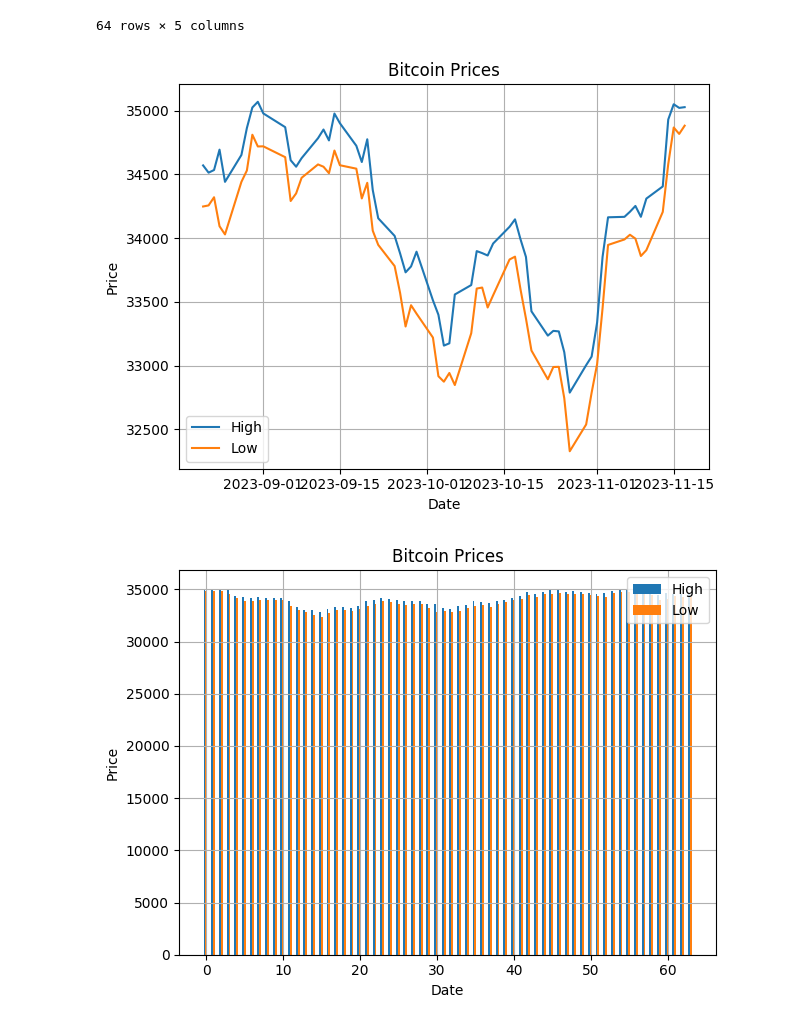
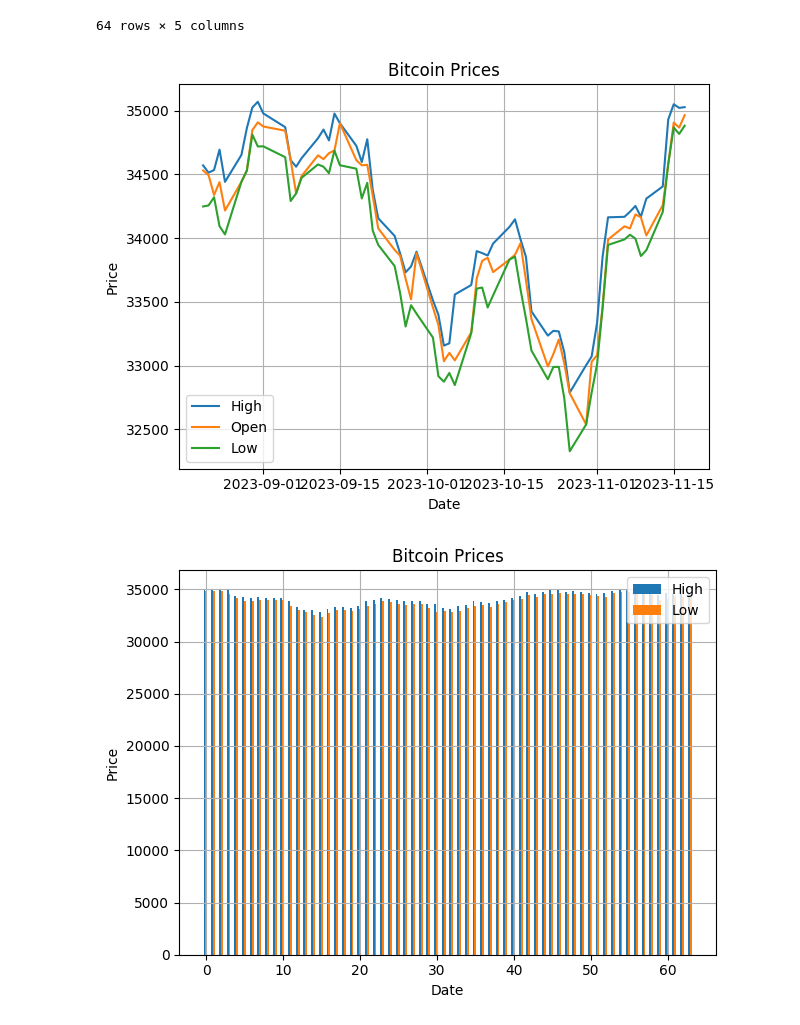
Before and after one commit to thestartupdeveloper10/Matplotlib, a Jupyter notebook: init.ipynb, the cells around one changed output. Cells and saved outputs as stored; diff of their text form; code cells hidden in the pictures.

```diff
--- a/init.ipynb
+++ b/init.ipynb
@@ -201,6 +201,7 @@ price_data
 price_data.rename(columns={' Date':'Date',' Open':'Open',' High':'High',' Low':'Low','Close':'Close'},inplace=True)
 # %%
 high = price_data['High']
+initial = price_data['Open']
 low = price_data['Low']
 price_data['Date'] = pd.to_datetime(price_data['Date'])
 date = price_data['Date']
@@ -224,19 +225,20 @@ price_data
 # %%
 #plotting  line chart
 plt.title('Bitcoin Prices')
 plt.xlabel('Date')
 plt.ylabel('Price')
 
 
 plt.plot(date,high,label='High')
+plt.plot(date,initial,label='Open')
 plt.plot(date,low,label='Low')
 plt.legend()
 plt.tight_layout()
 plt.grid(True)
 
 plt.show()
 # %% [output]
-[figure, old version]
+[figure, new version]
 # %%
 #plotting  bar chart
 x_indexes = np.arange(len(date))
```
Also changed, not shown: parts of 6 cells of this notebook.
